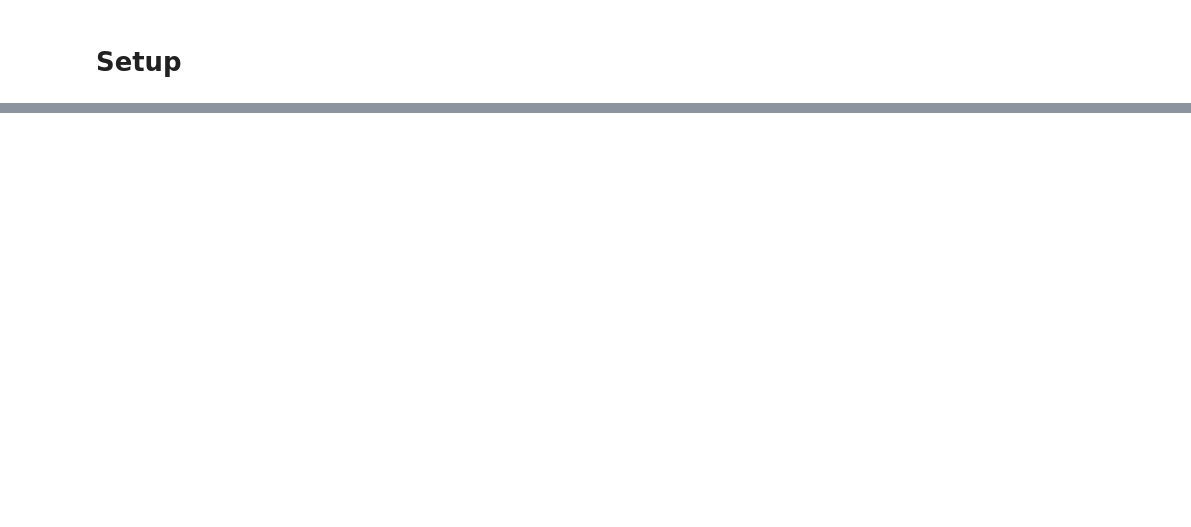
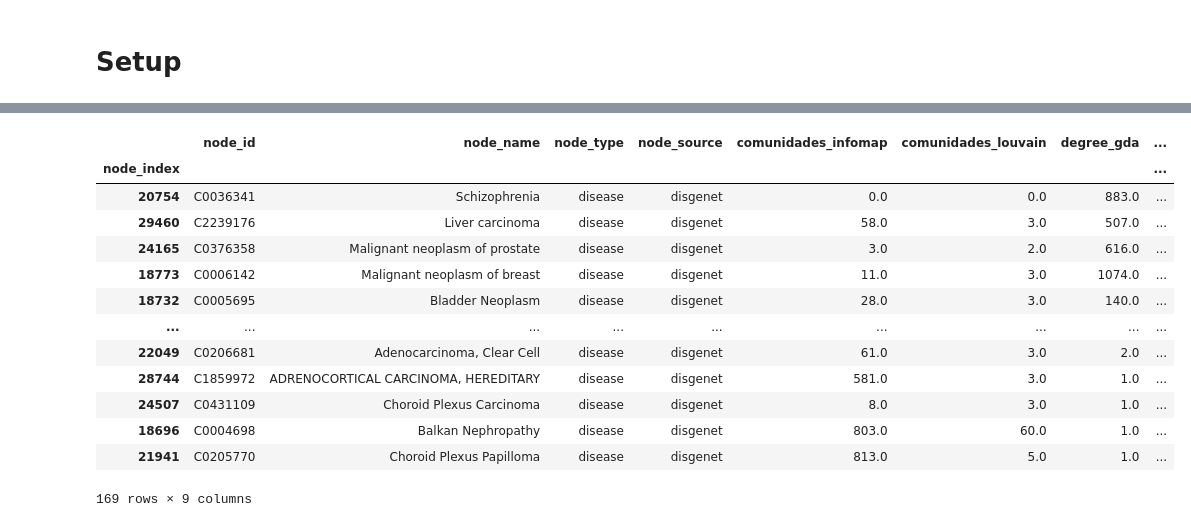
Before and after one commit to ingridheuer/gcnn_gdas, a Jupyter notebook: exploration/notebooks/network_analysis/especificidad.ipynb, the cells around one changed output, grey strips where cells are left out. Cells and saved outputs as stored; diff of their text form; code cells hidden in the pictures; blank space fills up the shorter version.

```diff
--- a/exploration/notebooks/network_analysis/especificidad.ipynb
+++ b/exploration/notebooks/network_analysis/especificidad.ipynb
@@ -139,0 +84,3 @@ list(gen_infomap.nodes(data=True))[3]
+# %%
+gda_dd_diseases = set(graph_node_data[(graph_node_data.degree_dd != 0)&(graph_node_data.degree_gda != 0)].node_index.values)
+gda_genes = graph_node_data[(graph_node_data.degree_gda != 0 ) & (graph_node_data.node_type == "gene_protein")].node_index.values
@@ -139,0 +115,13 @@ list(gen_infomap.nodes(data=True))[3]
+# %%
+infomap_participation_dict = {node:get_participation_coefficient(G,node,"infomap") for node in gda_genes}
+infomap_participation_series = pd.Series(infomap_participation_dict, name="participation_infomap")
+
+louvain_participation_dict = {node:get_participation_coefficient(G,node,"louvain") for node in gda_genes}
+louvain_participation_series = pd.Series(louvain_participation_dict, name="participation_louvain")
+
+dd_gene_degree_ratio_series = pd.Series({node:round(count_neighbors_in_dd(G,node)[1],2) for node in gda_genes}, name="dd_gda_degree_ratio")
+dd_gene_degree_series = pd.Series({node:count_neighbors_in_dd(G,node)[0] for node in gda_genes}, name="dd_degree")
+
+gda_degree_series = graph_node_data.set_index("node_index").loc[gda_genes,"degree_gda"]
+
+results = pd.concat([infomap_participation_series,louvain_participation_series,dd_gene_degree_ratio_series,dd_gene_degree_series,gda_degree_series], axis=1)
@@ -139,0 +166,20 @@ list(gen_infomap.nodes(data=True))[3]
+# %%
+node = 14317
+vecinos = list(G.neighbors(node))
+aver = graph_node_data.set_index("node_index").loc[vecinos]
+aver[aver.degree_dd != 0]
+# %% [output]
+|  | node_id | node_name | node_type | node_source | comunidades_infomap | comunidades_louvain | degree_gda | ... |
+| node_index |  |  |  |  |  |  |  | ... |
+| 20754 | C0036341 | Schizophrenia | disease | disgenet | 0.0 | 0.0 | 883.0 | ... |
+| 29460 | C2239176 | Liver carcinoma | disease | disgenet | 58.0 | 3.0 | 507.0 | ... |
+| 24165 | C0376358 | Malignant neoplasm of prostate | disease | disgenet | 3.0 | 2.0 | 616.0 | ... |
+| 18773 | C0006142 | Malignant neoplasm of breast | disease | disgenet | 11.0 | 3.0 | 1074.0 | ... |
+| 18732 | C0005695 | Bladder Neoplasm | disease | disgenet | 28.0 | 3.0 | 140.0 | ... |
+| ... | ... | ... | ... | ... | ... | ... | ... | ... |
+| 22049 | C0206681 | Adenocarcinoma, Clear Cell | disease | disgenet | 61.0 | 3.0 | 2.0 | ... |
+| 28744 | C1859972 | ADRENOCORTICAL CARCINOMA, HEREDITARY | disease | disgenet | 581.0 | 3.0 | 1.0 | ... |
+| 24507 | C0431109 | Choroid Plexus Carcinoma | disease | disgenet | 8.0 | 3.0 | 1.0 | ... |
+| 18696 | C0004698 | Balkan Nephropathy | disease | disgenet | 803.0 | 60.0 | 1.0 | ... |
+| 21941 | C0205770 | Choroid Plexus Papilloma | disease | disgenet | 813.0 | 5.0 | 1.0 | ... |
+169 rows × 9 columns
```
Also changed, not shown: parts of 25 cells of this notebook, 3 other files.
